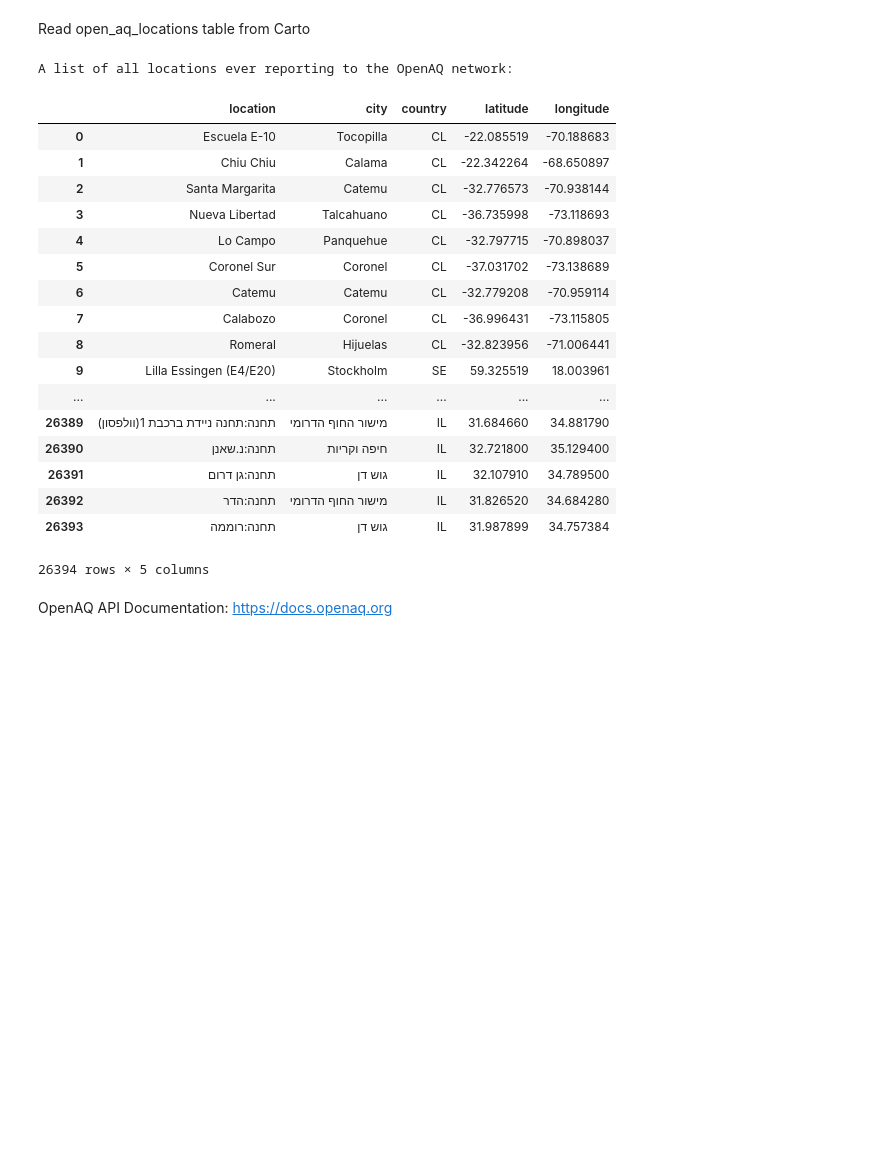
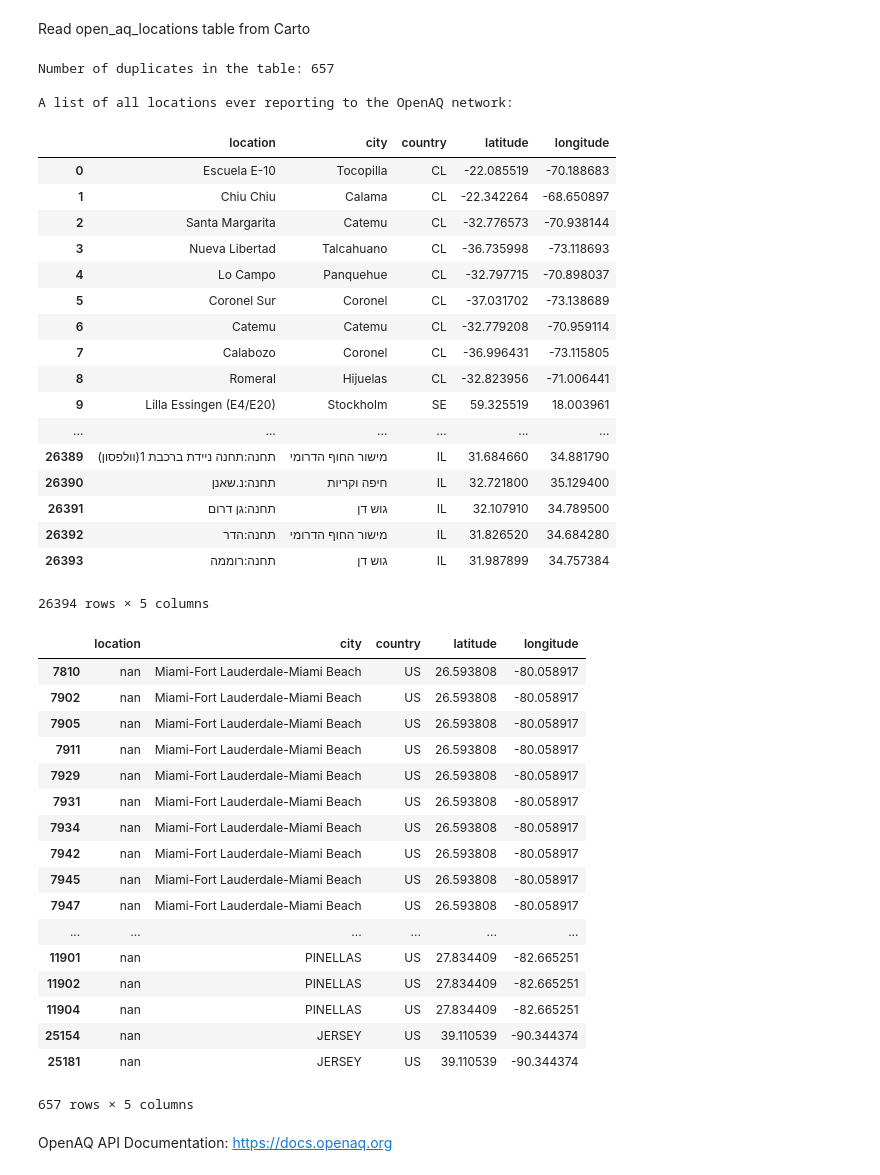
Before and after one commit to nsuberi/ResourceWatchCode, a Jupyter notebook: Near Real Time data procedures/Vector Handling/OpenAQ.ipynb, the cells around one changed output. Drawn from its saved outputs; the diff is of its cells as text; code cells hidden in the pictures; blank space fills up the shorter version.

```diff
--- a/Near Real Time data procedures/Vector Handling/OpenAQ.ipynb
+++ b/Near Real Time data procedures/Vector Handling/OpenAQ.ipynb
@@ -376,16 +540,18 @@ all_open_aq_locations = "open_aq_locations"
 select_all_sql = """
 SELECT * FROM {table_name}
 """.format(table_name=all_open_aq_locations)
-
 res = sql_api(carto_url, select_all_sql, carto_api_token)
 
-all_open_aq_locations = pd.DataFrame(res.json()["rows"])
+column_order = ["location", "city", "country", "latitude", "longitude"]
+all_open_aq_locations = pd.DataFrame(res.json()["rows"])[column_order]
 
-column_order = ["location", "city", "country", "latitude", "longitude"]
+print("\nNumber of duplicates in the table:", all_open_aq_locations.duplicated().sum())
 
 print("\nA list of all locations ever reporting to the OpenAQ network:")
-all_open_aq_locations[column_order]
+all_open_aq_locations
 # %% [output]
+Number of duplicates in the table: 657
+
 A list of all locations ever reporting to the OpenAQ network:
 |  | location | city | country | latitude | longitude |
 | 0 | Escuela E-10 | Tocopilla | CL | -22.085519 | -70.188683 |
@@ -405,6 +571,27 @@ A list of all locations ever reporting to the OpenAQ network:
 | 26392 | תחנה:הדר | מישור החוף הדרומי | IL | 31.826520 | 34.684280 |
 | 26393 | תחנה:רוממה | גוש דן | IL | 31.987899 | 34.757384 |
 26394 rows × 5 columns
+# %%
+all_open_aq_locations[all_open_aq_locations.duplicated()]
+# %% [output]
+|  | location | city | country | latitude | longitude |
+| 7810 | nan | Miami-Fort Lauderdale-Miami Beach | US | 26.593808 | -80.058917 |
+| 7902 | nan | Miami-Fort Lauderdale-Miami Beach | US | 26.593808 | -80.058917 |
+| 7905 | nan | Miami-Fort Lauderdale-Miami Beach | US | 26.593808 | -80.058917 |
+| 7911 | nan | Miami-Fort Lauderdale-Miami Beach | US | 26.593808 | -80.058917 |
+| 7929 | nan | Miami-Fort Lauderdale-Miami Beach | US | 26.593808 | -80.058917 |
+| 7931 | nan | Miami-Fort Lauderdale-Miami Beach | US | 26.593808 | -80.058917 |
+| 7934 | nan | Miami-Fort Lauderdale-Miami Beach | US | 26.593808 | -80.058917 |
+| 7942 | nan | Miami-Fort Lauderdale-Miami Beach | US | 26.593808 | -80.058917 |
+| 7945 | nan | Miami-Fort Lauderdale-Miami Beach | US | 26.593808 | -80.058917 |
+| 7947 | nan | Miami-Fort Lauderdale-Miami Beach | US | 26.593808 | -80.058917 |
+| ... | ... | ... | ... | ... | ... |
+| 11901 | nan | PINELLAS | US | 27.834409 | -82.665251 |
+| 11902 | nan | PINELLAS | US | 27.834409 | -82.665251 |
+| 11904 | nan | PINELLAS | US | 27.834409 | -82.665251 |
+| 25154 | nan | JERSEY | US | 39.110539 | -90.344374 |
+| 25181 | nan | JERSEY | US | 39.110539 | -90.344374 |
+657 rows × 5 columns
 # %% [markdown]
 OpenAQ API Documentation: https://docs.openaq.org
 # %%
```
Also changed, not shown: parts of 6 cells of this notebook, 6 other files.
